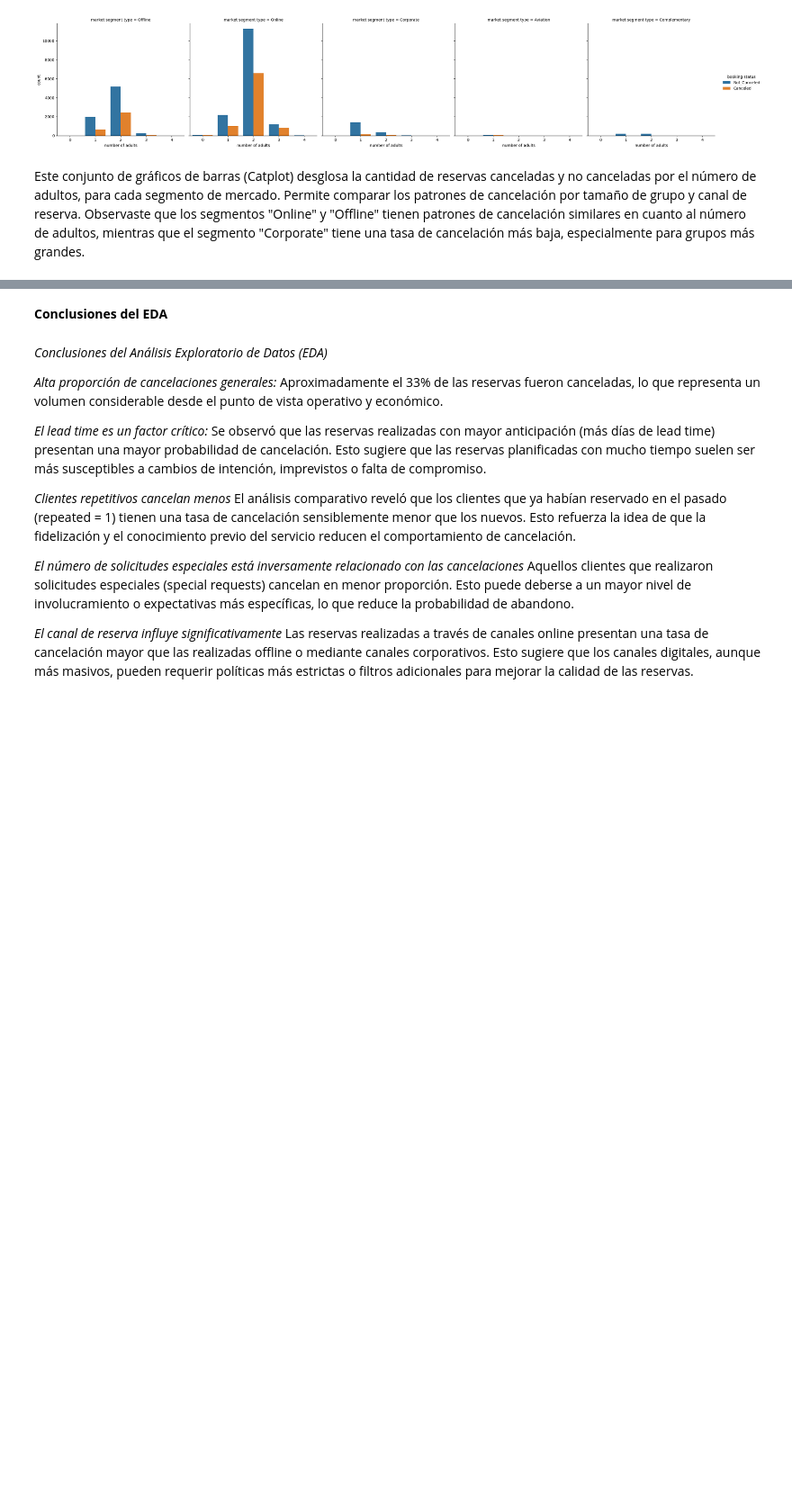
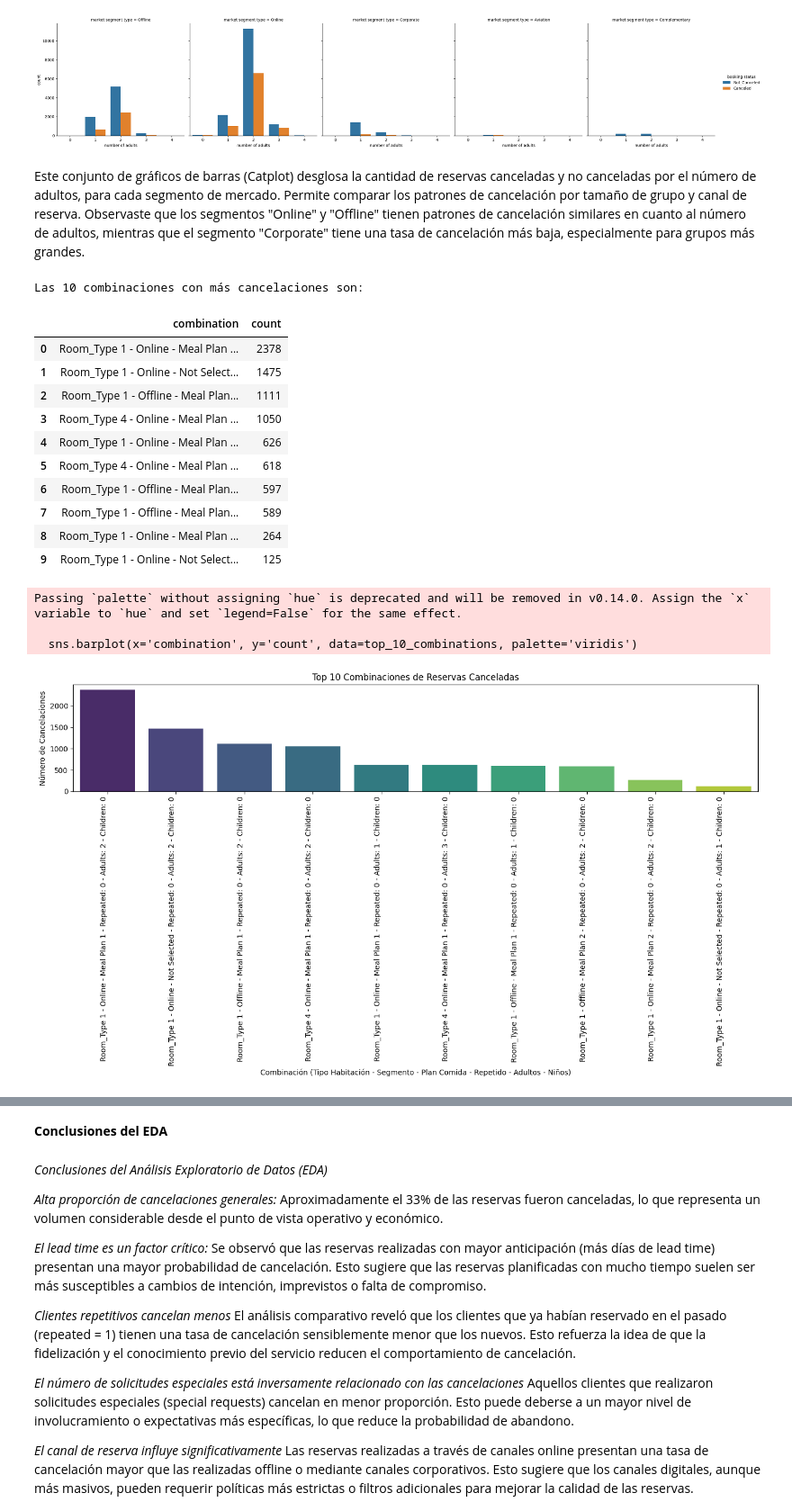
Before and after one commit to facuirib/Coder, a Jupyter notebook: Etapas_basicas_DSII_1er_Entrega_BOSCH(2).ipynb, the cells around one changed output, grey strips where cells are left out. Shown at 90% size. Saved outputs shown, nothing was run; the diff lists cells and outputs as text; code cells hidden in the pictures; blank space fills up the shorter version.

```diff
--- a/Etapas_basicas_DSII_1er_Entrega_BOSCH(2).ipynb
+++ b/Etapas_basicas_DSII_1er_Entrega_BOSCH(2).ipynb
@@ -596,3 +614,54 @@ sns.catplot(data=df_bookings, x="number of adults", hue="booking status", col="m
 [figure]
 # %% [markdown]
 Este conjunto de gráficos de barras (Catplot) desglosa la cantidad de reservas canceladas y no canceladas por el número de adultos, para cada segmento de mercado. Permite comparar los patrones de cancelación por tamaño de grupo y canal de reserva. Observaste que los segmentos "Online" y "Offline" tienen patrones de cancelación similares en cuanto al número de adultos, mientras que el segmento "Corporate" tiene una tasa de cancelación más baja, especialmente para grupos más grandes.
+# %%
+# Filtrar las reservas canceladas
+df_canceled = df_bookings_limpio[df_bookings_limpio['booking status'] == 'Canceled'].copy()
+
+# Crear una columna combinada para las variables de interés
+df_canceled['combination'] = (df_canceled['room type'] + ' - ' +
+                              df_canceled['market segment type'] + ' - ' +
+                              df_canceled['type of meal'] + ' - Repeated: ' +
+                              df_canceled['repeated'].astype(str) + ' - Adults: ' +
+                              df_canceled['number of adults'].astype(str) + ' - Children: ' +
+                              df_canceled['number of children'].astype(str))
+
+# Contar la frecuencia de cada combinación
+combination_counts = df_canceled['combination'].value_counts().reset_index()
+combination_counts.columns = ['combination', 'count']
+
+# Seleccionar las 10 combinaciones con más cancelaciones
+top_10_combinations = combination_counts.head(10)
+
+print("Las 10 combinaciones con más cancelaciones son:")
+display(top_10_combinations)
+
+import matplotlib.pyplot as plt
+import seaborn as sns
+
+# Crear el gráfico de barras apiladas para las 10 combinaciones principales
+plt.figure(figsize=(14, 8))
+sns.barplot(x='combination', y='count', data=top_10_combinations, palette='viridis')
+plt.title('Top 10 Combinaciones de Reservas Canceladas')
+plt.xlabel('Combinación (Tipo Habitación - Segmento - Plan Comida - Repetido - Adultos - Niños)')
+plt.ylabel('Número de Cancelaciones')
+plt.xticks(rotation=90, ha='right')
+plt.tight_layout()
+plt.show()
+# %% [output]
+Las 10 combinaciones con más cancelaciones son:
+|  | combination | count |
+| 0 | Room_Type 1 - Online - Meal Plan ... | 2378 |
+| 1 | Room_Type 1 - Online - Not Select... | 1475 |
+| 2 | Room_Type 1 - Offline - Meal Plan... | 1111 |
+| 3 | Room_Type 4 - Online - Meal Plan ... | 1050 |
+| 4 | Room_Type 1 - Online - Meal Plan ... | 626 |
+| 5 | Room_Type 4 - Online - Meal Plan ... | 618 |
+| 6 | Room_Type 1 - Offline - Meal Plan... | 597 |
+| 7 | Room_Type 1 - Offline - Meal Plan... | 589 |
+| 8 | Room_Type 1 - Online - Meal Plan ... | 264 |
+| 9 | Room_Type 1 - Online - Not Select... | 125 |
+Passing `palette` without assigning `hue` is deprecated and will be removed in v0.14.0. Assign the `x` variable to `hue` and set `legend=False` for the same effect.
+
+  sns.barplot(x='combination', y='count', data=top_10_combinations, palette='viridis')
+[figure, added]
```
Also changed, not shown: parts of 2 cells of this notebook.
